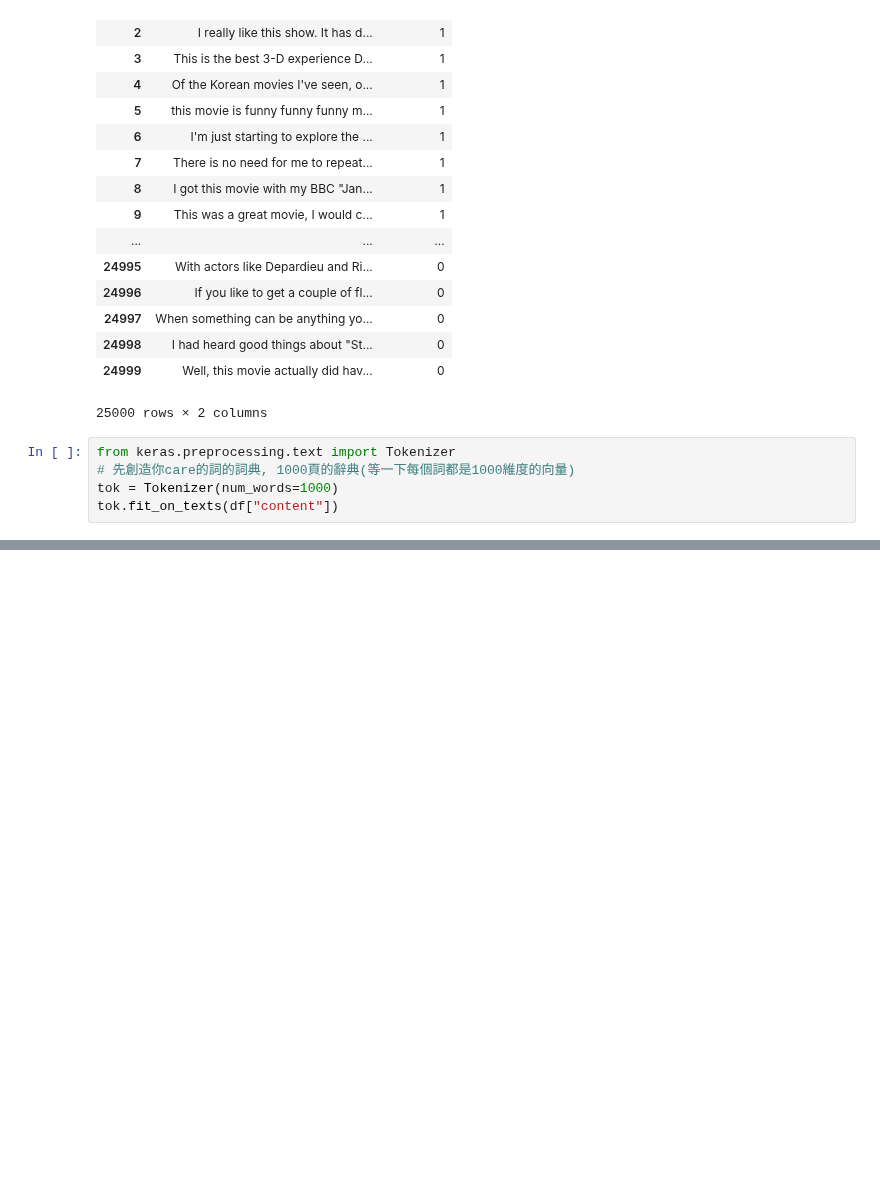
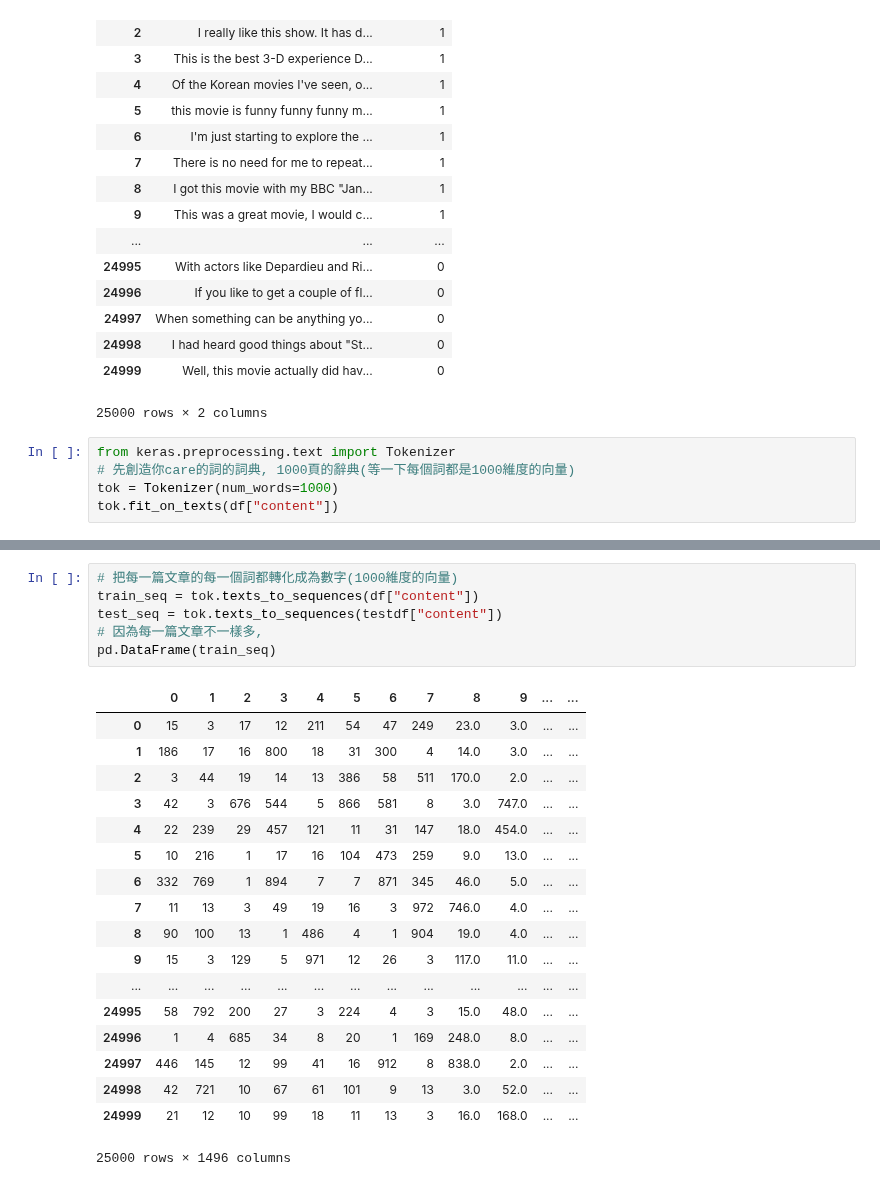
Before and after one commit to Elwing-Chou/ML0114, a Jupyter notebook: sentiment.ipynb, the cells around one changed output, grey strips where cells are left out. Drawn from its saved outputs; the diff is of its cells as text; blank space fills up the shorter version.

```diff
--- a/sentiment.ipynb
+++ b/sentiment.ipynb
@@ -75,0 +97,25 @@ tok.fit_on_texts(df["content"])
+# %%
+# 把每一篇文章的每一個詞都轉化成為數字(1000維度的向量)
+train_seq = tok.texts_to_sequences(df["content"])
+test_seq = tok.texts_to_sequences(testdf["content"])
+# 因為每一篇文章不一樣多,
+pd.DataFrame(train_seq)
+# %% [output]
+|  | 0 | 1 | 2 | 3 | 4 | 5 | 6 | 7 | 8 | 9 | ... | ... |
+| 0 | 15 | 3 | 17 | 12 | 211 | 54 | 47 | 249 | 23.0 | 3.0 | ... | ... |
+| 1 | 186 | 17 | 16 | 800 | 18 | 31 | 300 | 4 | 14.0 | 3.0 | ... | ... |
+| 2 | 3 | 44 | 19 | 14 | 13 | 386 | 58 | 511 | 170.0 | 2.0 | ... | ... |
+| 3 | 42 | 3 | 676 | 544 | 5 | 866 | 581 | 8 | 3.0 | 747.0 | ... | ... |
+| 4 | 22 | 239 | 29 | 457 | 121 | 11 | 31 | 147 | 18.0 | 454.0 | ... | ... |
+| 5 | 10 | 216 | 1 | 17 | 16 | 104 | 473 | 259 | 9.0 | 13.0 | ... | ... |
+| 6 | 332 | 769 | 1 | 894 | 7 | 7 | 871 | 345 | 46.0 | 5.0 | ... | ... |
+| 7 | 11 | 13 | 3 | 49 | 19 | 16 | 3 | 972 | 746.0 | 4.0 | ... | ... |
+| 8 | 90 | 100 | 13 | 1 | 486 | 4 | 1 | 904 | 19.0 | 4.0 | ... | ... |
+| 9 | 15 | 3 | 129 | 5 | 971 | 12 | 26 | 3 | 117.0 | 11.0 | ... | ... |
+| ... | ... | ... | ... | ... | ... | ... | ... | ... | ... | ... | ... | ... |
+| 24995 | 58 | 792 | 200 | 27 | 3 | 224 | 4 | 3 | 15.0 | 48.0 | ... | ... |
+| 24996 | 1 | 4 | 685 | 34 | 8 | 20 | 1 | 169 | 248.0 | 8.0 | ... | ... |
+| 24997 | 446 | 145 | 12 | 99 | 41 | 16 | 912 | 8 | 838.0 | 2.0 | ... | ... |
+| 24998 | 42 | 721 | 10 | 67 | 61 | 101 | 9 | 13 | 3.0 | 52.0 | ... | ... |
+| 24999 | 21 | 12 | 10 | 99 | 18 | 11 | 13 | 3 | 16.0 | 168.0 | ... | ... |
+25000 rows × 1496 columns
```
Also changed, not shown: parts of 1 cell of this notebook.
